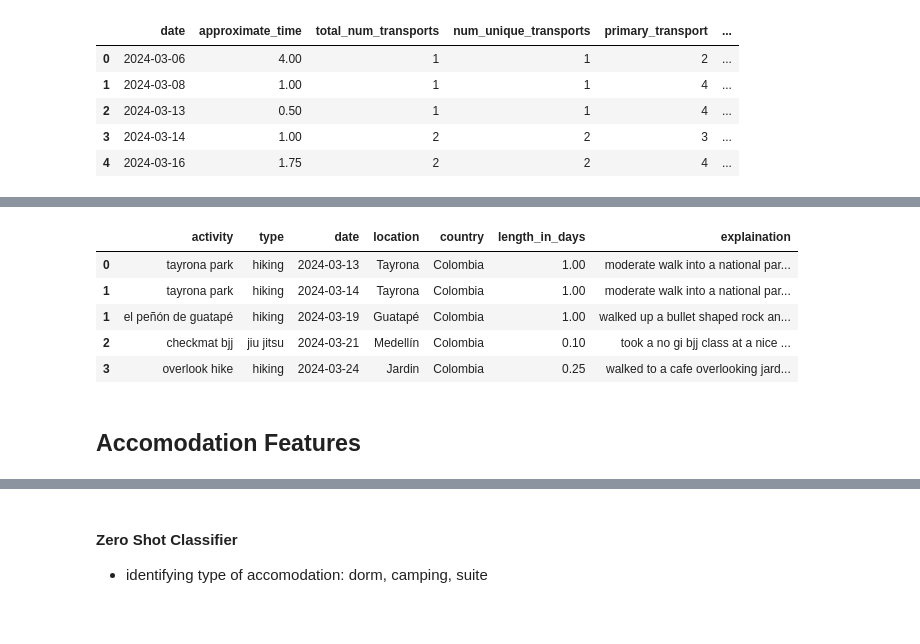
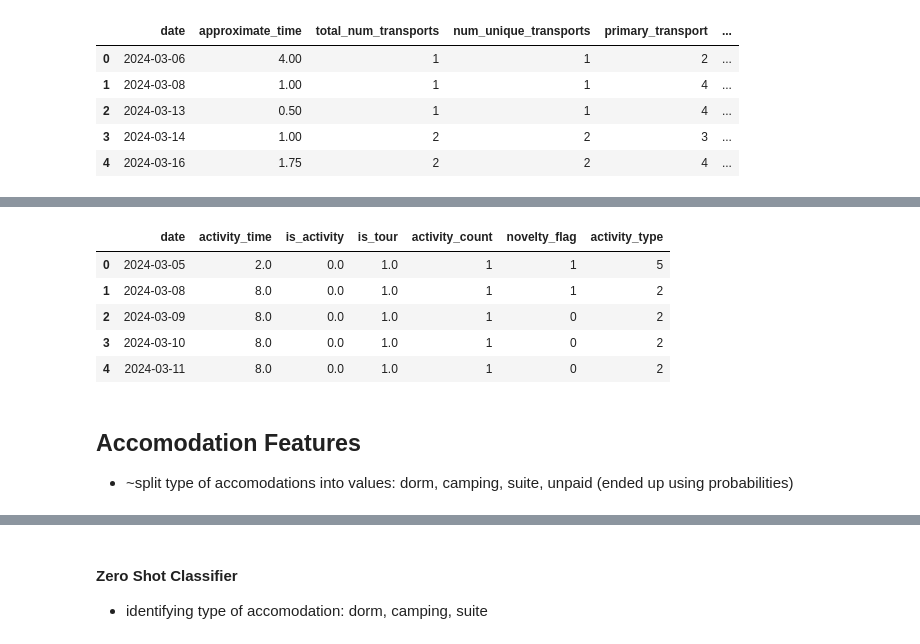
Before and after one commit to SunnyWillert18/floating-in-space, a Jupyter notebook: nbs/travel_personas.ipynb, the cells around one changed output, grey strips where cells are left out. Saved outputs shown, nothing was run; the diff lists cells and outputs as text; code cells hidden in the pictures.

Commit message:
added activity features

```diff
--- a/nbs/travel_personas.ipynb
+++ b/nbs/travel_personas.ipynb
@@ -411,0 +476,15 @@ transport_features.head()
+# %%
+# need to simplify my 15 types into fewer buckets
+type_to_category = {
+    v: category
+    for category, info in activity_types.items()
+    for v in info['values']
+}
+
+all_adventure['category'] = all_adventure.type.map(type_to_category)
+# %%
+# when doing a groupby on df, take the max of the is_activity and is_tour
+adv_group = all_adventure.groupby('date').agg({'length_in_hours':'sum', 'is_activity':'max', 'is_tour':'max', 'activity': 'count', 'novelty_flag':'max'}).reset_index()
+adv_group = adv_group.rename(columns={'length_in_hours':'activity_time','activity':'activity_count'})
+
+adv_group.head()
@@ -412,14 +498,31 @@ transport_features.head()
+# %%
+# 1. Sort by date, then by time (longest first)
+adv_sorted = all_adventure.sort_values(by=['date', 'length_in_hours'], ascending=[True, False])
+
+# # 2. Drop duplicates to keep only the primary activity per day
+adv_daily_primary = adv_sorted.drop_duplicates(subset=['date'], keep='first')
+
+# # 3. Optional: Reset the index for a clean slate
+adv_daily_primary = adv_daily_primary.reset_index(drop=True).rename(columns={'category':'activity_type_name'})
+
+# map these to numbers
+# extract the mapping
+category_id_map = {k: v['mapping'] for k, v in activity_types.items()}
+adv_daily_primary['activity_type'] = adv_daily_primary['activity_type_name'].map(category_id_map)
+# %%
+adv_features = pd.merge(adv_group, adv_daily_primary[['date','activity_type']], how='outer', on='date')
 # %%
-activities_ex.head()
+adv_features.head()
 # %% [output]
-|  | activity | type | date | location | country | length_in_days | explaination |
-| 0 | tayrona park | hiking | 2024-03-13 | Tayrona | Colombia | 1.00 | moderate walk into a national par... |
-| 1 | tayrona park | hiking | 2024-03-14 | Tayrona | Colombia | 1.00 | moderate walk into a national par... |
-| 1 | el peñón de guatapé | hiking | 2024-03-19 | Guatapé | Colombia | 1.00 | walked up a bullet shaped rock an... |
-| 2 | checkmat bjj | jiu jitsu | 2024-03-21 | Medellín | Colombia | 0.10 | took a no gi bjj class at a nice ... |
-| 3 | overlook hike | hiking | 2024-03-24 | Jardin | Colombia | 0.25 | walked to a cafe overlooking jard... |
+|  | date | activity_time | is_activity | is_tour | activity_count | novelty_flag | activity_type |
+| 0 | 2024-03-05 | 2.0 | 0.0 | 1.0 | 1 | 1 | 5 |
+| 1 | 2024-03-08 | 8.0 | 0.0 | 1.0 | 1 | 1 | 2 |
+| 2 | 2024-03-09 | 8.0 | 0.0 | 1.0 | 1 | 0 | 2 |
+| 3 | 2024-03-10 | 8.0 | 0.0 | 1.0 | 1 | 0 | 2 |
+| 4 | 2024-03-11 | 8.0 | 0.0 | 1.0 | 1 | 0 | 2 |
-# %% [markdown]
-## Accomodation Features
+# %% [markdown]
+## Accomodation Features
+  - ~split type of accomodations into values: dorm, camping, suite, unpaid (ended up using probabilities)
 # %%
 money[money.category == '🏠 Accommodation'].head()
 # %% [output]
```
Also changed, not shown: parts of 15 cells of this notebook.
